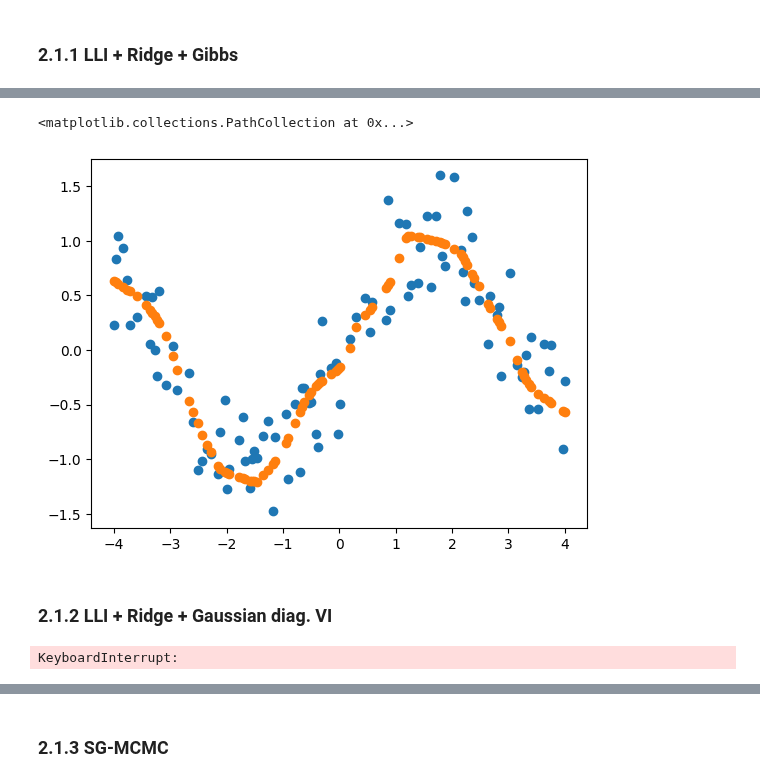
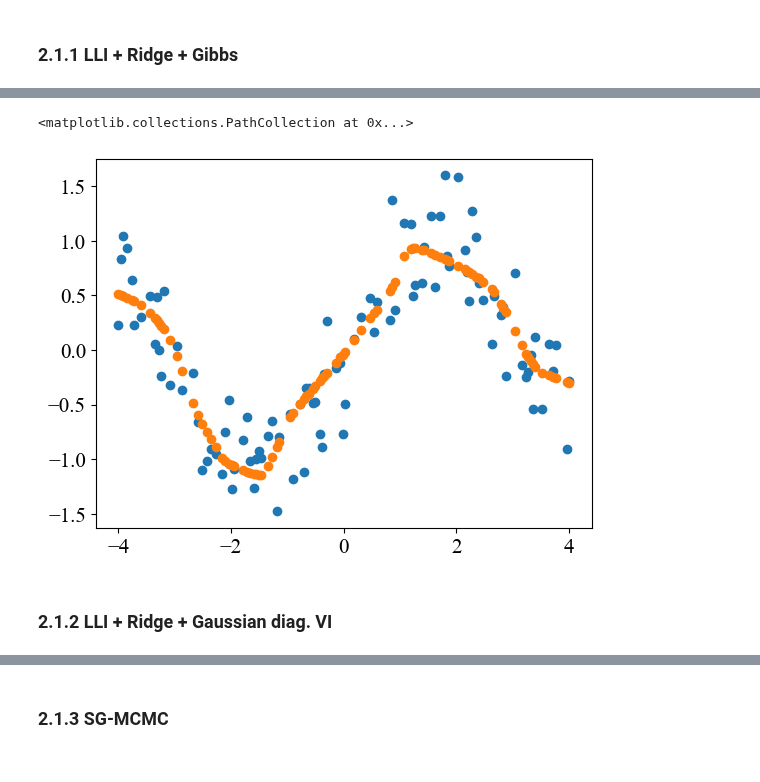
Before and after one commit to clarahoffmann/last-layer-inf, a Jupyter notebook: src/1d_regression.ipynb, the cells around one changed output, grey strips where cells are left out. Cells and saved outputs as stored; diff of their text form; code cells hidden in the pictures.

```diff
--- a/src/1d_regression.ipynb
+++ b/src/1d_regression.ipynb
@@ -94,11 +91,12 @@ fig.legend()
 lli_net.eval()
 
 # fit last-layer posterior
-Psi = lli_net.get_ll_embedd(xs_train).detach()
-d = Psi.shape[1]
-Sigma_N_inv = (1/sigma_0**2)*torch.eye(d) + (1/sigma_0**2)*(Psi.T @ Psi)
-Sigma_N = torch.linalg.inv(Sigma_N_inv).detach()
-mu_N = Sigma_N @ ((1/sigma_0**2)*(Psi.T @ ys_train)).detach()
+with torch.no_grad():
+    Psi = lli_net.get_ll_embedd(xs_train).detach()
+    d = Psi.shape[1]
+    Sigma_N_inv = (1/sigma_0**2)*torch.eye(d) + (1/sigma_0**2)*(Psi.T @ Psi)
+    Sigma_N = torch.linalg.inv(Sigma_N_inv).detach()
+    mu_N = Sigma_N @ ((1/sigma_0**2)*(Psi.T @ ys_train)).detach()
 # %% [markdown]
 ### 1.2.2 MC dropout
 # %%
@@ -316,22 +327,20 @@ with torch.no_grad():
         preds, _ = last_layer_vi.forward_sample(features_test)
         preds_samples.append(preds.squeeze())
     preds_samples = torch.stack(preds_samples)
-    mean_pred = preds_samples.mean(dim=0)
-    std_pred = preds_samples.std(dim=0)
+    lli_closed_pred_mu = preds_samples.mean(dim=0)
+    lli_closed_pred_std = preds_samples.std(dim=0)
 # %%
 plt.scatter(xs_val,ys_val)
-plt.scatter(xs_val, mean_pred)
+plt.scatter(xs_val, lli_closed_pred_mu)
 # %% [output]
 <matplotlib.collections.PathCollection at 0x...>
-[figure, old version]
+[figure, new version]
 # %% [markdown]
 ### 2.1.2 LLI + Ridge + Gaussian diag. VI
 # %%
-lambdas, elbos = fit_vi_post_hoc(ys = ys_train.detach(), Psi = Psi.detach(),
-                lr = 1e-4, num_iter = 50000,
-                method = 'ridge', sigma_eps_sq = 1.0, sigma_0_sq = 1.0)
+lambdas, elbos,  mus, rhos = fit_vi_post_hoc(ys = ys_train.detach(), Psi = Psi.detach(),
+                lr = 1e-4, num_iter = 1000,
+                method = 'ridge', sigma_eps_sq = 1.0, sigma_0_sq = 1.0, mu_0 = mu_N)
-# %% [output]
-KeyboardInterrupt:
 # %%
 plt.plot(elbos)
 # %% [output]
```
Also changed, not shown: parts of 15 cells of this notebook.
